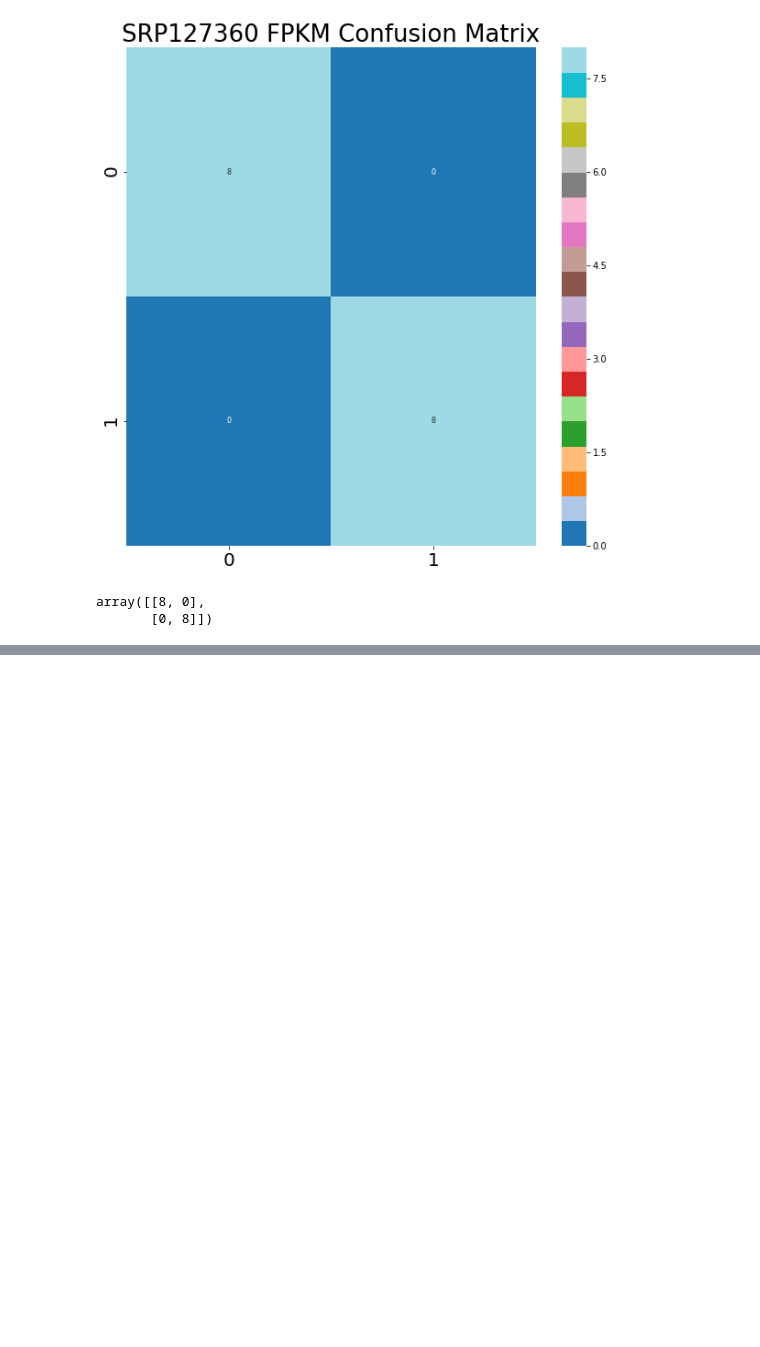
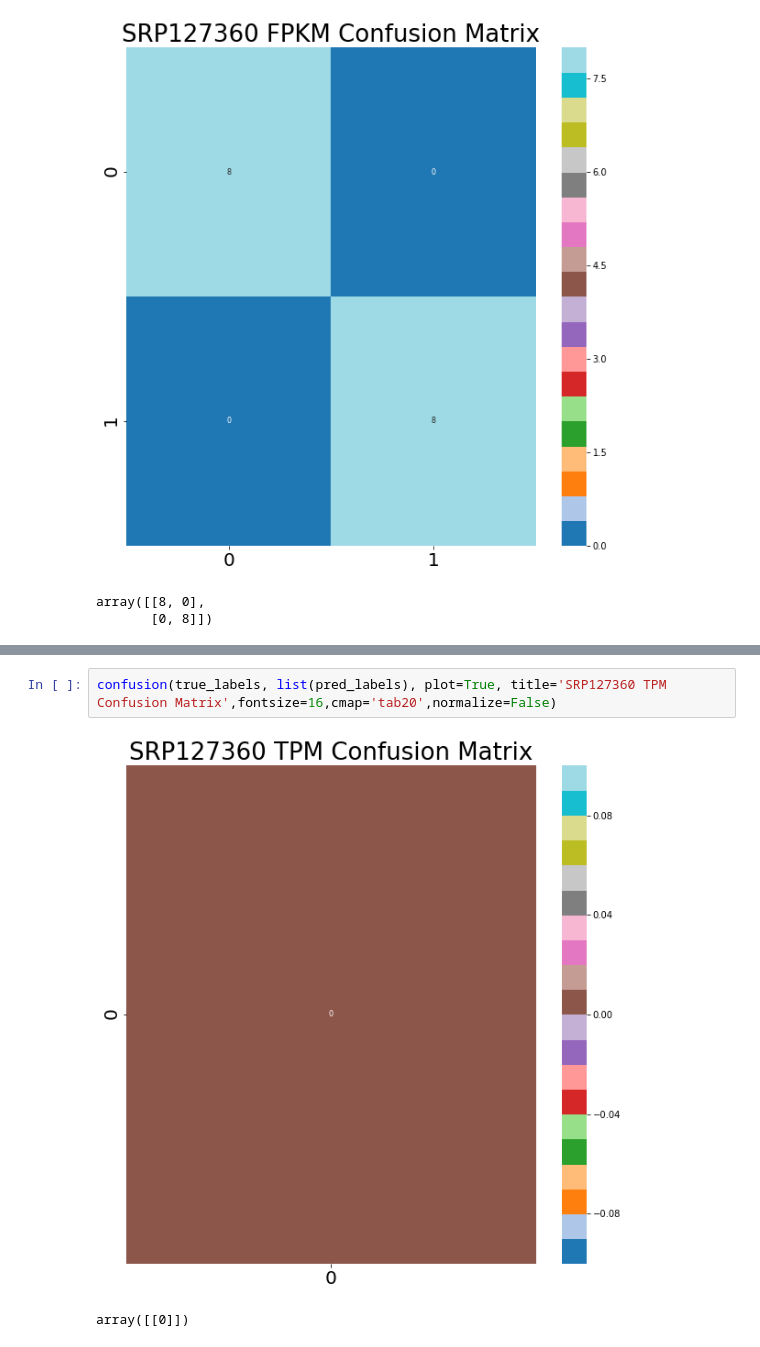
Before and after one commit to ioannisa92/RiboVsPolyA, a Jupyter notebook: examples/SRP127360_classifier_results.ipynb, the cells around one changed output, grey strips where cells are left out. Cells and saved outputs as stored; diff of their text form; blank space fills up the shorter version.

```diff
--- a/examples/SRP127360_classifier_results.ipynb
+++ b/examples/SRP127360_classifier_results.ipynb
@@ -333,0 +413,5 @@ array([[8, 0],
+# %%
+confusion(true_labels, list(pred_labels), plot=True, title='SRP127360 TPM Confusion Matrix',fontsize=16,cmap='tab20',normalize=False)
+# %% [output]
+[figure, added]
+array([[0]])
```
Also changed, not shown: parts of 15 cells of this notebook, 7 other files.
